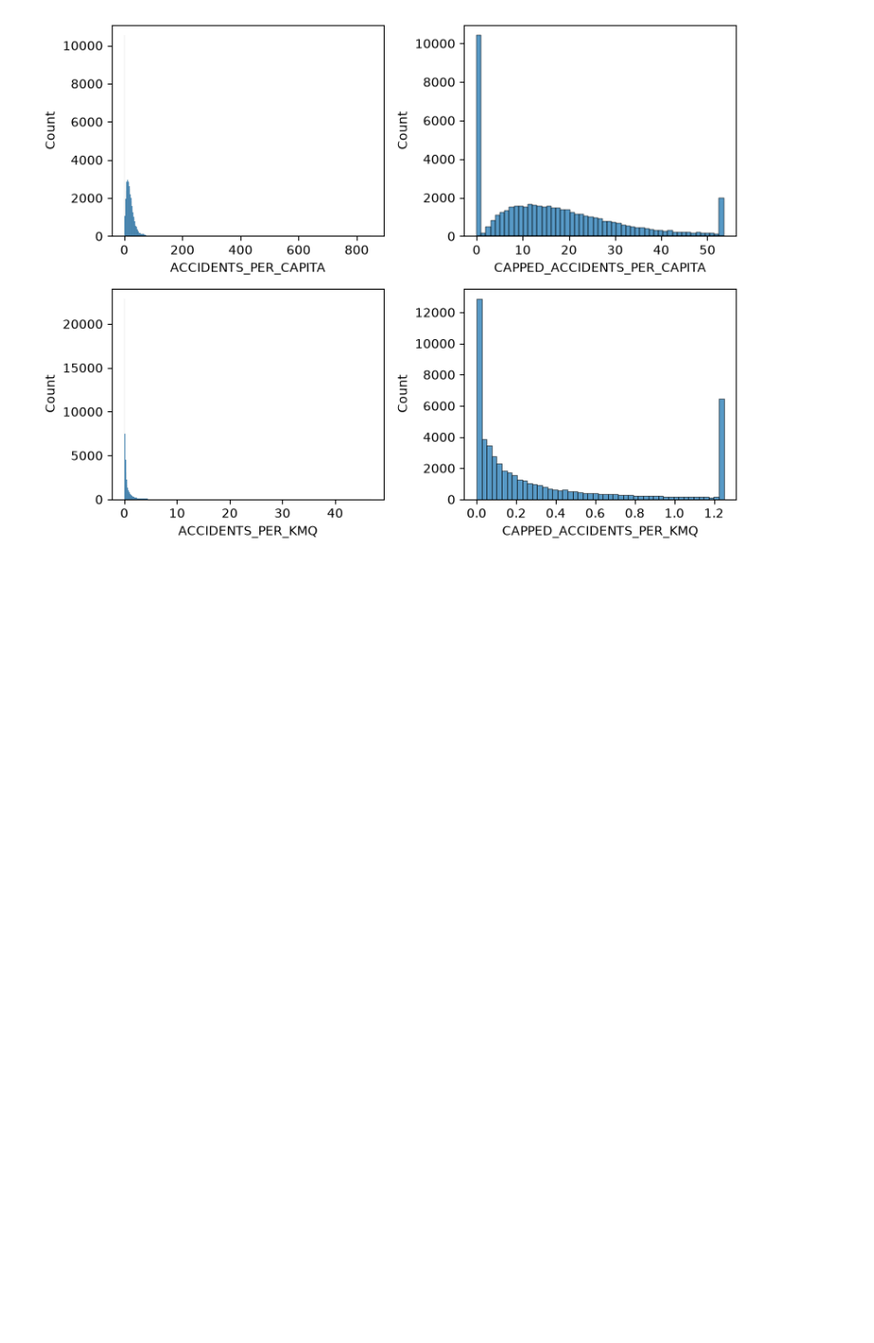
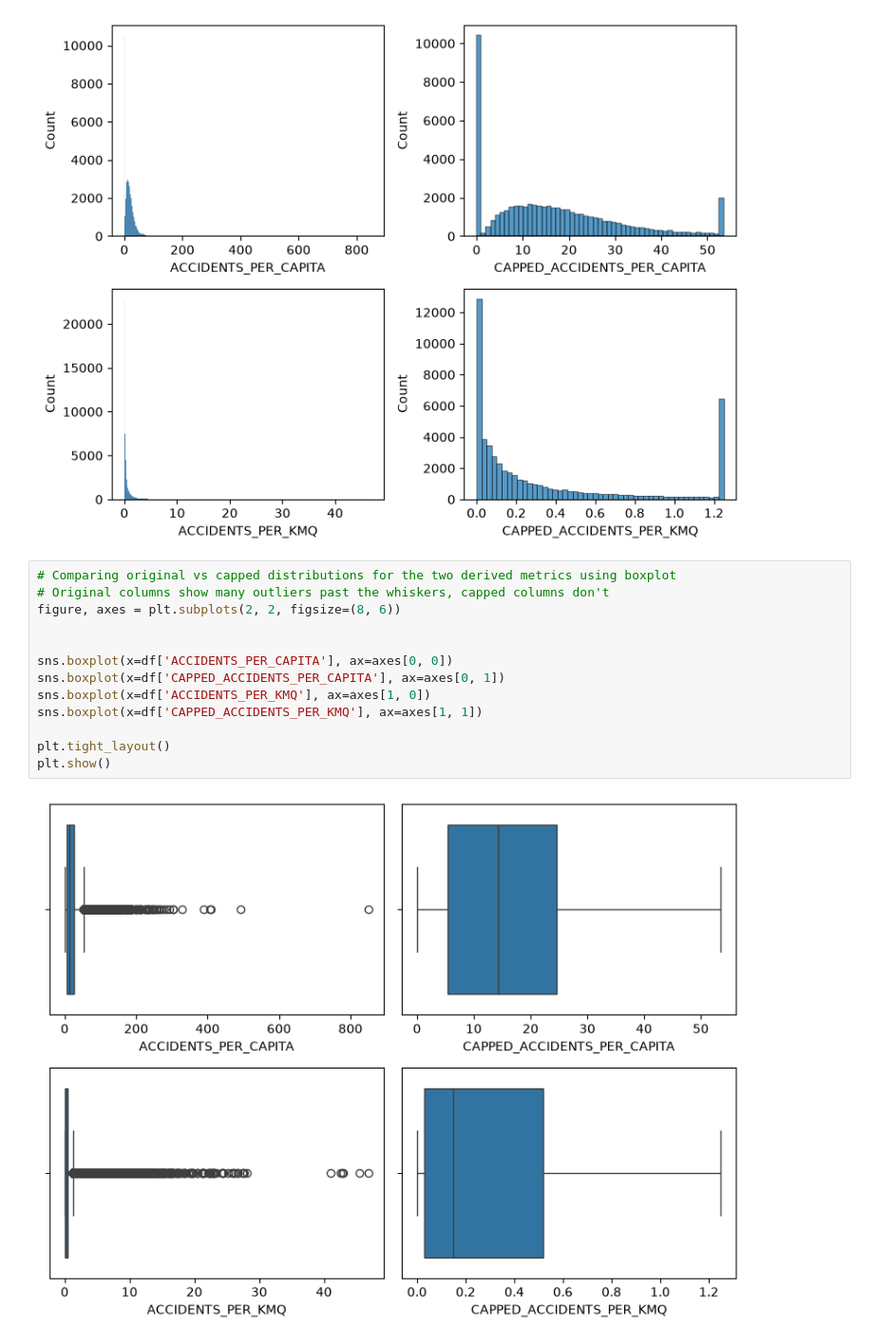
Before and after one commit to gretabarrale/boolean_capstone_project, a Jupyter notebook: eda.ipynb, the cells around one changed output. Shown at 95% size. Drawn from its saved outputs; the diff is of its cells as text; blank space fills up the shorter version.

Commit message:
added boxplot comparison of original vs capped accident ratio distributions

```diff
--- a/eda.ipynb
+++ b/eda.ipynb
@@ -151,3 +151,18 @@ plt.show()
 # NOTE: the tall bars in the capped columns plots show all the outliers above the threshold are forced to the same value
 # %% [output]
 [figure]
+# %%
+# Comparing original vs capped distributions for the two derived metrics using boxplot
+# Original columns show many outliers past the whiskers, capped columns don't
+figure, axes = plt.subplots(2, 2, figsize=(8, 6))
+
+
+sns.boxplot(x=df['ACCIDENTS_PER_CAPITA'], ax=axes[0, 0])
+sns.boxplot(x=df['CAPPED_ACCIDENTS_PER_CAPITA'], ax=axes[0, 1])
+sns.boxplot(x=df['ACCIDENTS_PER_KMQ'], ax=axes[1, 0])
+sns.boxplot(x=df['CAPPED_ACCIDENTS_PER_KMQ'], ax=axes[1, 1])
+
+plt.tight_layout()
+plt.show()
+# %% [output]
+[figure, added]
```
Also changed, not shown: parts of 3 cells of this notebook.
